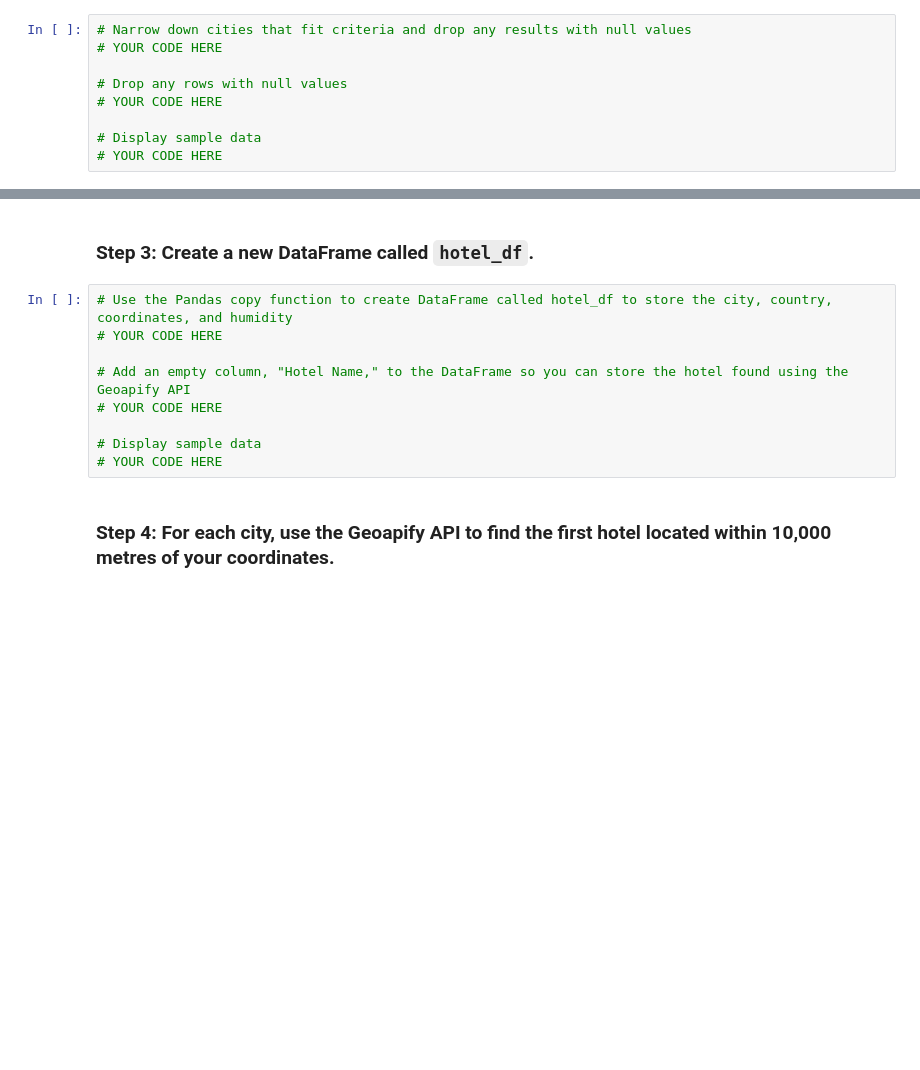
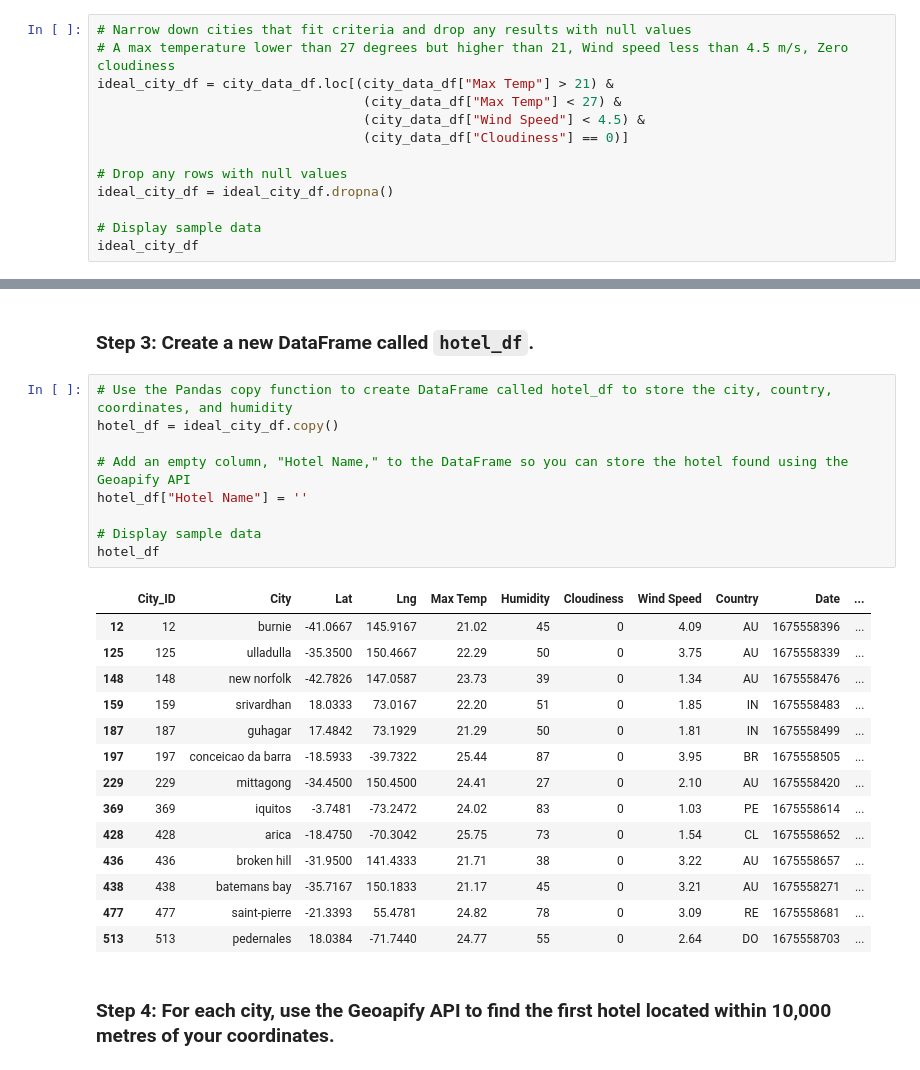
Before and after one commit to ShoaibFarooqui/python-api-challenge, a Jupyter notebook: Weather-API-Demo/starter_code/VacationPy.ipynb, the cells around one changed output, grey strips where cells are left out. Saved outputs shown, nothing was run; the diff lists cells and outputs as text; blank space fills up the shorter version.

Commit message:
Hotels of Desired Cities Mapped

```diff
--- a/Weather-API-Demo/starter_code/VacationPy.ipynb
+++ b/Weather-API-Demo/starter_code/VacationPy.ipynb
@@ -44,10 +45,14 @@ cities_map
 ### Step 2: Narrow down the `city_data_df` DataFrame to find your ideal weather condition
 # %%
 # Narrow down cities that fit criteria and drop any results with null values
-# YOUR CODE HERE
+# A max temperature lower than 27 degrees but higher than 21, Wind speed less than 4.5 m/s, Zero cloudiness
+ideal_city_df = city_data_df.loc[(city_data_df["Max Temp"] > 21) &
+                                  (city_data_df["Max Temp"] < 27) &
+                                  (city_data_df["Wind Speed"] < 4.5) &
+                                  (city_data_df["Cloudiness"] == 0)]
 
 # Drop any rows with null values
-# YOUR CODE HERE
+ideal_city_df = ideal_city_df.dropna()
 
 # Display sample data
-# YOUR CODE HERE
+ideal_city_df
@@ -55,12 +75,27 @@ cities_map
 ### Step 3: Create a new DataFrame called `hotel_df`.
 # %%
 # Use the Pandas copy function to create DataFrame called hotel_df to store the city, country, coordinates, and humidity
-# YOUR CODE HERE
+hotel_df = ideal_city_df.copy()
 
 # Add an empty column, "Hotel Name," to the DataFrame so you can store the hotel found using the Geoapify API
-# YOUR CODE HERE
+hotel_df["Hotel Name"] = ''
 
 # Display sample data
-# YOUR CODE HERE
+hotel_df
+# %% [output]
+|  | City_ID | City | Lat | Lng | Max Temp | Humidity | Cloudiness | Wind Speed | Country | Date | ... |
+| 12 | 12 | burnie | -41.0667 | 145.9167 | 21.02 | 45 | 0 | 4.09 | AU | 1675558396 | ... |
+| 125 | 125 | ulladulla | -35.3500 | 150.4667 | 22.29 | 50 | 0 | 3.75 | AU | 1675558339 | ... |
+| 148 | 148 | new norfolk | -42.7826 | 147.0587 | 23.73 | 39 | 0 | 1.34 | AU | 1675558476 | ... |
+| 159 | 159 | srivardhan | 18.0333 | 73.0167 | 22.20 | 51 | 0 | 1.85 | IN | 1675558483 | ... |
+| 187 | 187 | guhagar | 17.4842 | 73.1929 | 21.29 | 50 | 0 | 1.81 | IN | 1675558499 | ... |
+| 197 | 197 | conceicao da barra | -18.5933 | -39.7322 | 25.44 | 87 | 0 | 3.95 | BR | 1675558505 | ... |
+| 229 | 229 | mittagong | -34.4500 | 150.4500 | 24.41 | 27 | 0 | 2.10 | AU | 1675558420 | ... |
+| 369 | 369 | iquitos | -3.7481 | -73.2472 | 24.02 | 83 | 0 | 1.03 | PE | 1675558614 | ... |
+| 428 | 428 | arica | -18.4750 | -70.3042 | 25.75 | 73 | 0 | 1.54 | CL | 1675558652 | ... |
+| 436 | 436 | broken hill | -31.9500 | 141.4333 | 21.71 | 38 | 0 | 3.22 | AU | 1675558657 | ... |
+| 438 | 438 | batemans bay | -35.7167 | 150.1833 | 21.17 | 45 | 0 | 3.21 | AU | 1675558271 | ... |
+| 477 | 477 | saint-pierre | -21.3393 | 55.4781 | 24.82 | 78 | 0 | 3.09 | RE | 1675558681 | ... |
+| 513 | 513 | pedernales | 18.0384 | -71.7440 | 24.77 | 55 | 0 | 2.64 | DO | 1675558703 | ... |
 # %% [markdown]
 ### Step 4: For each city, use the Geoapify API to find the first hotel located within 10,000 metres of your coordinates.
```
Also changed, not shown: parts of 7 cells of this notebook.
